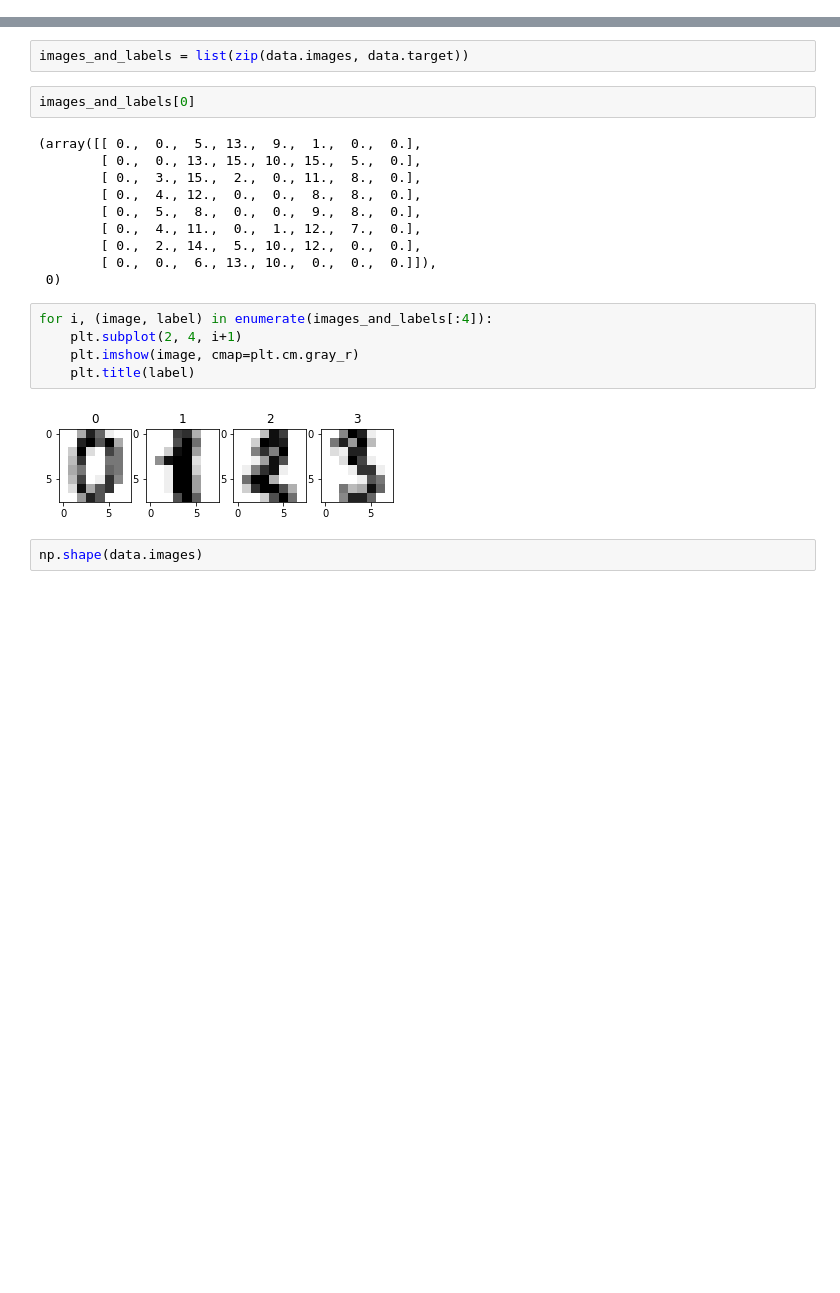
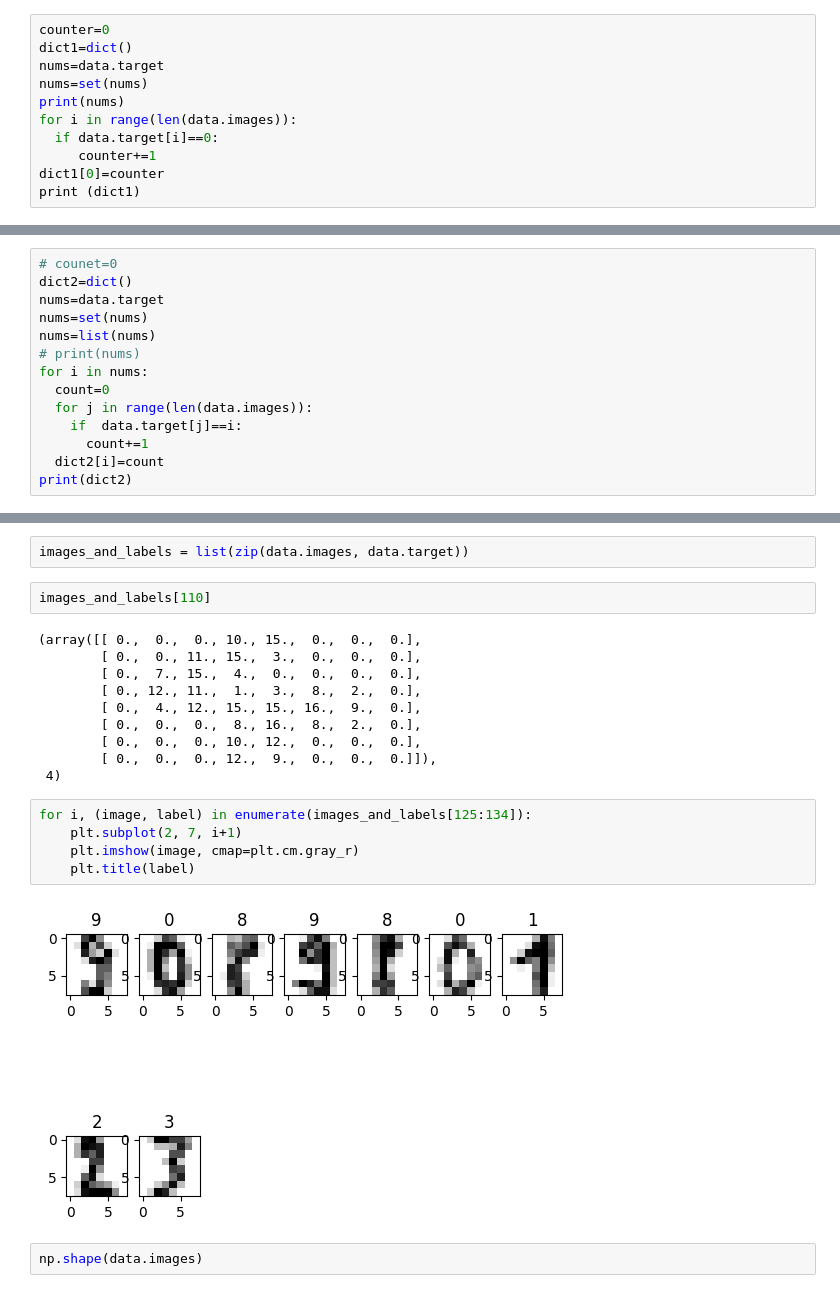
Before and after one commit to jamal221/Machine_Learning_Project, a Jupyter notebook: MNISTClassificatoinSVM.ipynb, the cells around one changed output, grey strips where cells are left out. Saved outputs shown, nothing was run; the diff lists cells and outputs as text; blank space fills up the shorter version.

```diff
--- a/MNISTClassificatoinSVM.ipynb
+++ b/MNISTClassificatoinSVM.ipynb
@@ -19,0 +24,11 @@ data.target[0]
+# %%
+counter=0
+dict1=dict()
+nums=data.target
+nums=set(nums)
+print(nums)
+for i in range(len(data.images)):
+  if data.target[i]==0:
+     counter+=1
+dict1[0]=counter
+print (dict1)
@@ -19,0 +38,14 @@ data.target[0]
+# %%
+# counet=0
+dict2=dict()
+nums=data.target
+nums=set(nums)
+nums=list(nums)
+# print(nums)
+for i in nums:
+  count=0
+  for j in range(len(data.images)):
+    if  data.target[j]==i:
+      count+=1
+  dict2[i]=count
+print(dict2)
@@ -20,24 +54,24 @@ data.target[0]
 # %%
 images_and_labels = list(zip(data.images, data.target))
 # %%
-images_and_labels[0]
+images_and_labels[110]
 # %% [output]
-(array([[ 0.,  0.,  5., 13.,  9.,  1.,  0.,  0.],
-        [ 0.,  0., 13., 15., 10., 15.,  5.,  0.],
-        [ 0.,  3., 15.,  2.,  0., 11.,  8.,  0.],
-        [ 0.,  4., 12.,  0.,  0.,  8.,  8.,  0.],
-        [ 0.,  5.,  8.,  0.,  0.,  9.,  8.,  0.],
-        [ 0.,  4., 11.,  0.,  1., 12.,  7.,  0.],
-        [ 0.,  2., 14.,  5., 10., 12.,  0.,  0.],
-        [ 0.,  0.,  6., 13., 10.,  0.,  0.,  0.]]),
- 0)
+(array([[ 0.,  0.,  0., 10., 15.,  0.,  0.,  0.],
+        [ 0.,  0., 11., 15.,  3.,  0.,  0.,  0.],
+        [ 0.,  7., 15.,  4.,  0.,  0.,  0.,  0.],
+        [ 0., 12., 11.,  1.,  3.,  8.,  2.,  0.],
+        [ 0.,  4., 12., 15., 15., 16.,  9.,  0.],
+        [ 0.,  0.,  0.,  8., 16.,  8.,  2.,  0.],
+        [ 0.,  0.,  0., 10., 12.,  0.,  0.,  0.],
+        [ 0.,  0.,  0., 12.,  9.,  0.,  0.,  0.]]),
+ 4)
 # %%
-for i, (image, label) in enumerate(images_and_labels[:4]):
-    plt.subplot(2, 4, i+1)
+for i, (image, label) in enumerate(images_and_labels[125:134]):
+    plt.subplot(2, 7, i+1)
     plt.imshow(image, cmap=plt.cm.gray_r)
     plt.title(label)
 # %% [output]
-[figure, old version]
+[figure, new version]
 # %%
 np.shape(data.images)
 # %% [output]
```
Also changed, not shown: parts of 33 cells of this notebook.
